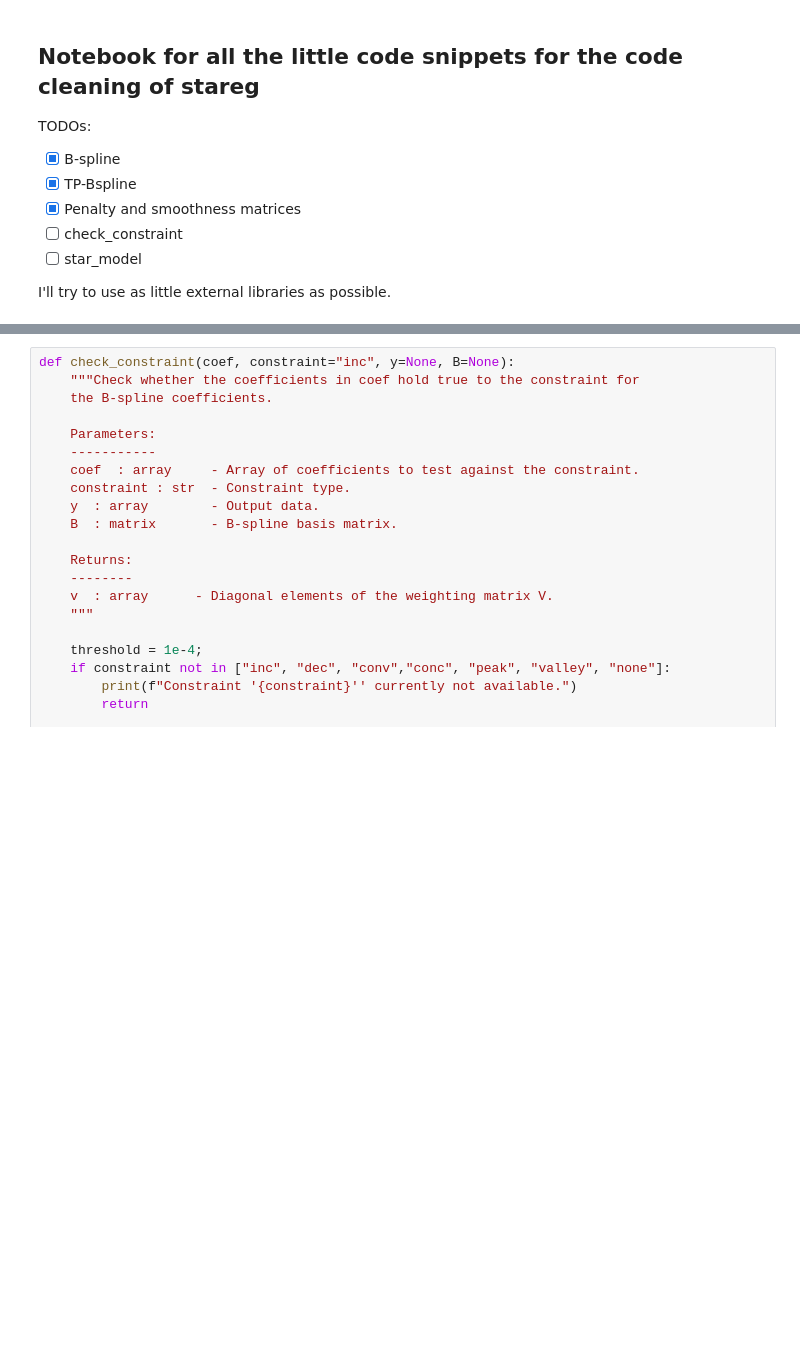
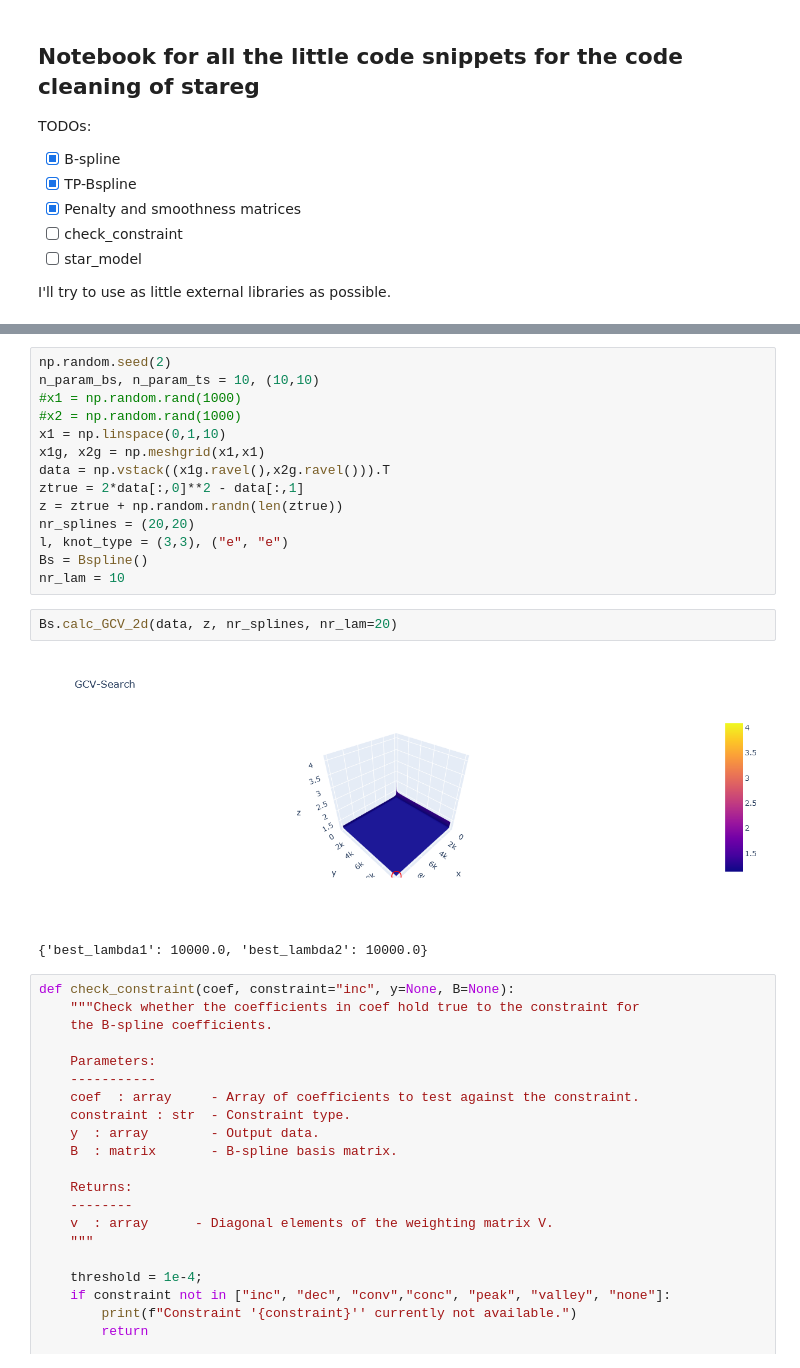
Before and after one commit to j-cap/Master-Thesis, a Jupyter notebook: Code/SplinesInPython/code-rewriting.ipynb, the cells around one changed output, grey strips where cells are left out. Saved outputs shown, nothing was run; the diff lists cells and outputs as text; blank space fills up the shorter version.

```diff
--- a/Code/SplinesInPython/code-rewriting.ipynb
+++ b/Code/SplinesInPython/code-rewriting.ipynb
@@ -566,4 +599,23 @@ def _(n_param : tuple, constraint="inc", dim=0):
     return Dc
+# %%
+np.random.seed(2)
+n_param_bs, n_param_ts = 10, (10,10)
+#x1 = np.random.rand(1000)
+#x2 = np.random.rand(1000)
+x1 = np.linspace(0,1,10)
+x1g, x2g = np.meshgrid(x1,x1)
+data = np.vstack((x1g.ravel(),x2g.ravel())).T
+ztrue = 2*data[:,0]**2 - data[:,1]
+z = ztrue + np.random.randn(len(ztrue))
+nr_splines = (20,20)
+l, knot_type = (3,3), ("e", "e")
+Bs = Bspline()
+nr_lam = 10
+# %%
+Bs.calc_GCV_2d(data, z, nr_splines, nr_lam=20)
+# %% [output]
+[figure, added]
+{'best_lambda1': 10000.0, 'best_lambda2': 10000.0}
 # %%
 def check_constraint(coef, constraint="inc", y=None, B=None):
     """Check whether the coefficients in coef hold true to the constraint for
```
Also changed, not shown: parts of 17 cells of this notebook, 7 other files.
